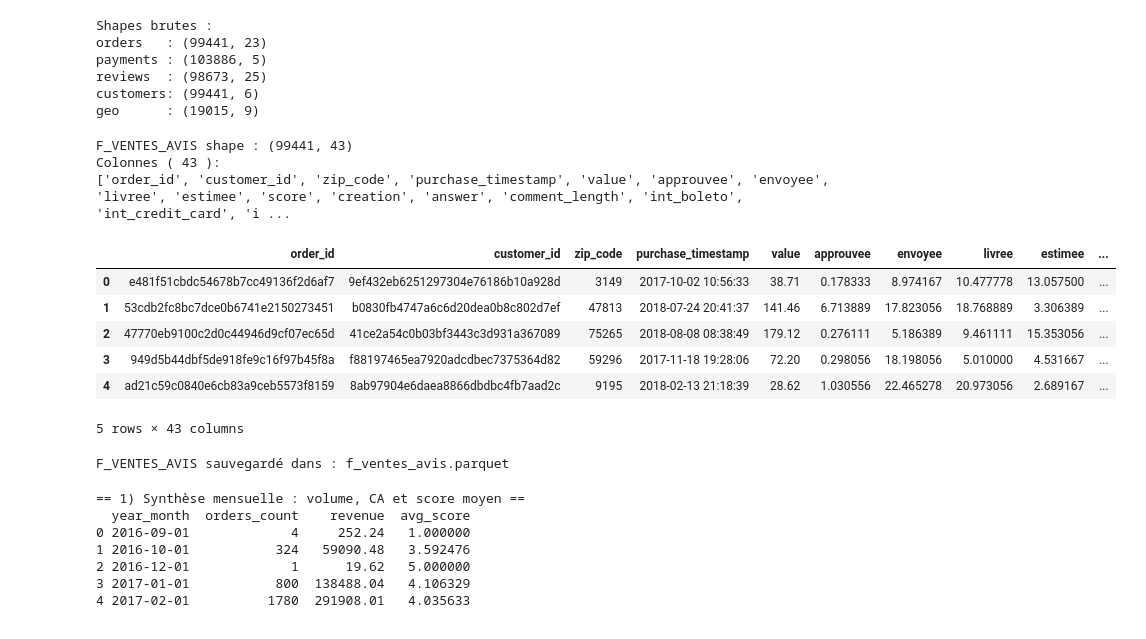
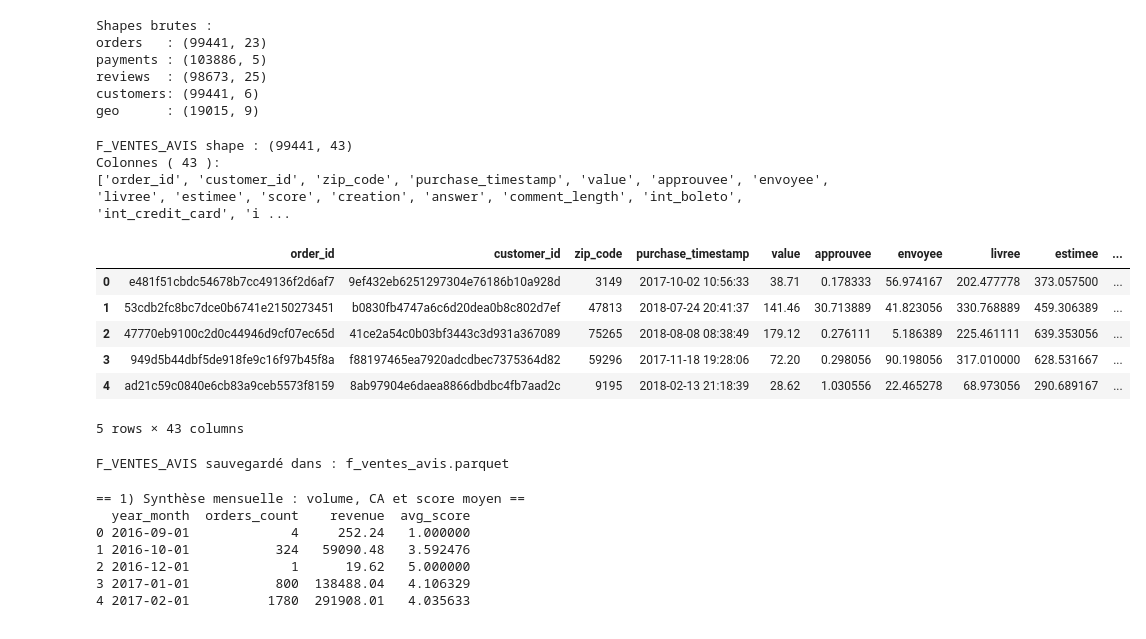
Before and after one commit to QuentinDoniczka/dataframe, a Jupyter notebook: script/1_vente_analyse_1_DONICZKA_Quentin.ipynb, the cells around one changed output. Saved outputs shown, nothing was run; the diff lists cells and outputs as text; code cells hidden in the pictures.

```diff
--- a/script/1_vente_analyse_1_DONICZKA_Quentin.ipynb
+++ b/script/1_vente_analyse_1_DONICZKA_Quentin.ipynb
@@ -79,6 +79,20 @@ if "comment" in reviews_dim.columns:
 
 # 3) Préparation des infos client (clé client + zip_code)
 cust_fact = customers[["customer_id", "zip_code"]].copy()
+
+
+# 3bis) Correction des durées dans orders (en mémoire)
+orders = orders.copy()
+
+delta_approuvee = orders["approved_at"] - orders["purchase_timestamp"]
+delta_envoyee   = orders["delivered_carrier"] - orders["purchase_timestamp"]
+delta_livree    = orders["delivered_customer"] - orders["purchase_timestamp"]
+delta_estimee   = orders["estimated_delivery"] - orders["purchase_timestamp"]
+
+orders["approuvee"] = delta_approuvee.dt.total_seconds() / 3600
+orders["envoyee"]   = delta_envoyee.dt.total_seconds() / 3600
+orders["livree"]    = delta_livree.dt.total_seconds() / 3600
+orders["estimee"]   = delta_estimee.dt.total_seconds() / 3600
 
 
 # 4) Construction de la table de faits F_VENTES_AVIS (jointures)
@@ -124,44 +138,39 @@ extra_cols = [
     c for c in F_VENTES_AVIS.columns
     if c.startswith("value_")
     or c.startswith("int_")
     or c.startswith("score_")
     or c.startswith("creation_")
     or c.startswith("answer_")
     or (c.startswith("comment_") and c != "comment_length")
 ]
 
 final_cols = [c for c in cols_schema + extra_cols if c in F_VENTES_AVIS.columns]
 F_VENTES_AVIS = F_VENTES_AVIS[final_cols]
 
 
 # 5) Contrôle rapide du résultat
 print("F_VENTES_AVIS shape :", F_VENTES_AVIS.shape)
 print("Colonnes (", len(F_VENTES_AVIS.columns), "):")
 print(list(F_VENTES_AVIS.columns))
 
 display(F_VENTES_AVIS.head(5))
 
 
 # 6) Sauvegarde en Parquet pour les autres analyses
-# - si tu es dans un notebook au-dessus du dossier "donnees/ecommerce" :
-#   OUTPUT_PATH = "../donnees/ecommerce/f_ventes_avis.parquet"
-# - si ton notebook est déjà dans le dossier "donnees/ecommerce" :
-#   OUTPUT_PATH = "f_ventes_avis.parquet"
-
-OUTPUT_PATH = "f_ventes_avis.parquet"  # adapte si besoin
+OUTPUT_PATH = "f_ventes_avis.parquet"
 
 F_VENTES_AVIS.to_parquet(OUTPUT_PATH, index=False)
 print(f"F_VENTES_AVIS sauvegardé dans : {OUTPUT_PATH}")
 # %% [output]
 F_VENTES_AVIS shape : (99441, 43)
 Colonnes ( 43 ):
 ['order_id', 'customer_id', 'zip_code', 'purchase_timestamp', 'value', 'approuvee', 'envoyee', 'livree', 'estimee', 'score', 'creation', 'answer', 'comment_length', 'int_boleto', 'int_credit_card', 'i ...
 |  | order_id | customer_id | zip_code | purchase_timestamp | value | approuvee | envoyee | livree | estimee | ... |
-| 0 | e481f51cbdc54678b7cc49136f2d6af7 | 9ef432eb6251297304e76186b10a928d | 3149 | 2017-10-02 10:56:33 | 38.71 | 0.178333 | 8.974167 | 10.477778 | 13.057500 | ... |
-| 1 | 53cdb2fc8bc7dce0b6741e2150273451 | b0830fb4747a6c6d20dea0b8c802d7ef | 47813 | 2018-07-24 20:41:37 | 141.46 | 6.713889 | 17.823056 | 18.768889 | 3.306389 | ... |
-| 2 | 47770eb9100c2d0c44946d9cf07ec65d | 41ce2a54c0b03bf3443c3d931a367089 | 75265 | 2018-08-08 08:38:49 | 179.12 | 0.276111 | 5.186389 | 9.461111 | 15.353056 | ... |
-| 3 | 949d5b44dbf5de918fe9c16f97b45f8a | f88197465ea7920adcdbec7375364d82 | 59296 | 2017-11-18 19:28:06 | 72.20 | 0.298056 | 18.198056 | 5.010000 | 4.531667 | ... |
-| 4 | ad21c59c0840e6cb83a9ceb5573f8159 | 8ab97904e6daea8866dbdbc4fb7aad2c | 9195 | 2018-02-13 21:18:39 | 28.62 | 1.030556 | 22.465278 | 20.973056 | 2.689167 | ... |
+| 0 | e481f51cbdc54678b7cc49136f2d6af7 | 9ef432eb6251297304e76186b10a928d | 3149 | 2017-10-02 10:56:33 | 38.71 | 0.178333 | 56.974167 | 202.477778 | 373.057500 | ... |
+| 1 | 53cdb2fc8bc7dce0b6741e2150273451 | b0830fb4747a6c6d20dea0b8c802d7ef | 47813 | 2018-07-24 20:41:37 | 141.46 | 30.713889 | 41.823056 | 330.768889 | 459.306389 | ... |
+| 2 | 47770eb9100c2d0c44946d9cf07ec65d | 41ce2a54c0b03bf3443c3d931a367089 | 75265 | 2018-08-08 08:38:49 | 179.12 | 0.276111 | 5.186389 | 225.461111 | 639.353056 | ... |
+| 3 | 949d5b44dbf5de918fe9c16f97b45f8a | f88197465ea7920adcdbec7375364d82 | 59296 | 2017-11-18 19:28:06 | 72.20 | 0.298056 | 90.198056 | 317.010000 | 628.531667 | ... |
+| 4 | ad21c59c0840e6cb83a9ceb5573f8159 | 8ab97904e6daea8866dbdbc4fb7aad2c | 9195 | 2018-02-13 21:18:39 | 28.62 | 1.030556 | 22.465278 | 68.973056 | 290.689167 | ... |
 5 rows × 43 columns
 F_VENTES_AVIS sauvegardé dans : f_ventes_avis.parquet
 # %%
```
Also changed, not shown: parts of 2 cells of this notebook, 1 other file.
